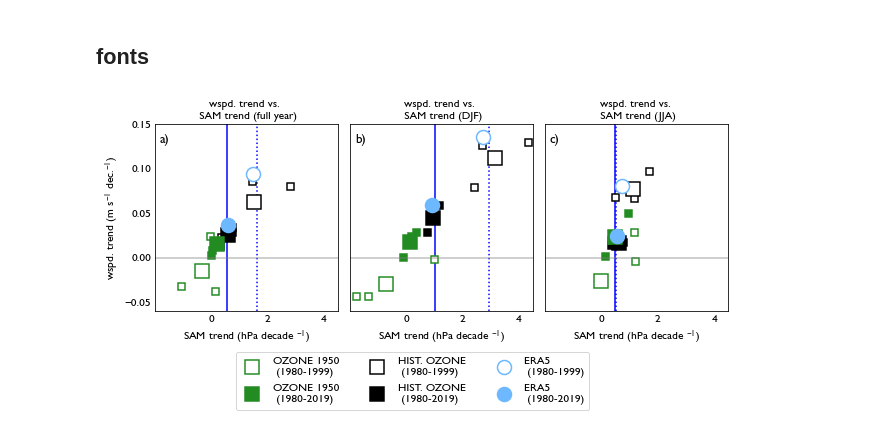
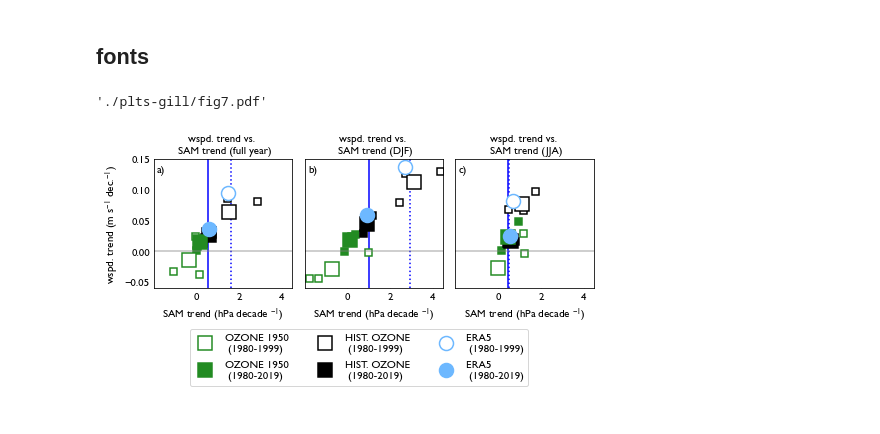
Before and after one commit to tjarnikova/windEval, a Jupyter notebook: plottingCode/fig-attr-wind-sam.ipynb, the cells around one changed output. Saved outputs shown, nothing was run; the diff lists cells and outputs as text; code cells hidden in the pictures.

```diff
--- a/plottingCode/fig-attr-wind-sam.ipynb
+++ b/plottingCode/fig-attr-wind-sam.ipynb
@@ -474,7 +407,7 @@ from matplotlib import rcParams
 plt.rcParams['text.usetex'] = False
 plt.rc('font', **font)
 
-fs = 11.5
+fs = 11
 # Set global font size
 rcParams.update({
     'font.size': fs,            # Base font size
@@ -528,11 +461,11 @@ if test:
     plt.show()
 
 gill_font_esmall = gill_font.copy()
-gill_font_esmall.set_size(10)
+gill_font_esmall.set_size(11)
 # %%
 seas = ['FY','DJF','JJA']
 
-fact = 1.4
+fact = 1.1
 fig, axs = plt.subplots(1,3, figsize=(6.5*fact, 2.83*fact), facecolor='w', edgecolor='k', sharey = True)
 axs = axs.ravel()
 
@@ -593,7 +526,7 @@ axs[im].plot(-3,0,color = '#6db8ff', markeredgecolor = '#6db8ff', markeredgewidt
 handles, labels = axs[im].get_legend_handles_labels()
 
 # Place the legend below all three subplots
-fig.legend(handles, labels, ncol=3, loc='lower center', bbox_to_anchor=(0.5, -0.15), prop=gill_font)
+fig.legend(handles, labels, ncol=3, loc='lower center', bbox_to_anchor=(0.52, -0.2), prop=gill_font)
 
 
 axs[0].set_ylabel('wspd. trend (m s$^{-1}$ dec.$^{-1})$', fontproperties=gill_font)
@@ -605,32 +538,36 @@ for i in range(0,3):
     axs[i].set_title(tits2[i], fontproperties=gill_font)
 
 
 xmi = [9.0,8.30,9.3]
 for i in range(0,3):
     axs[i].set_ylim([-0.06,0.15])
     axs[i].set_xlim([-1.99,4.48])
     axs[i].axhline(y=0, color = 'grey', alpha = 0.5)
 
-fs = 13
+fs = 11
 axs[0].text(0.025, 0.95, 'a)', transform=axs[0].transAxes,
         fontsize=fs, va='top', ha='left', fontproperties=gill_font)
 axs[1].text(0.025, 0.95, 'b)', transform=axs[1].transAxes,
        fontsize=fs, va='top', ha='left', fontproperties=gill_font)
 axs[2].text(0.025, 0.95, 'c)', transform=axs[2].transAxes,
         fontsize=fs, va='top', ha='left', fontproperties=gill_font)
 
 axs[0].tick_params(axis='both', length=0.2, width=0.5, direction='out')
 axs[1].tick_params(axis='both', length=0.2, width=0.5, direction='out')
 axs[2].tick_params(axis='both', length=0.2, width=0.5, direction='out')
 
 for label in axs[0].get_xticklabels() + axs[0].get_yticklabels():
     label.set_fontproperties(gill_font)
 for label in axs[1].get_xticklabels() + axs[1].get_yticklabels():
     label.set_fontproperties(gill_font)
 for label in axs[2].get_xticklabels() + axs[2].get_yticklabels():
     label.set_fontproperties(gill_font)
 
 plt.tight_layout(rect=[0, 0.05, 1, 1])
 plt.savefig('./plts-gill/wind-sam-attr-all3members.jpg', bbox_inches='tight', dpi = 300)
+
+import jpgtopdf as jp
+jp.convert_jpg_to_pdf('./plts-gill/wind-sam-attr-all3members.jpg', './plts-gill/fig7.pdf')
 # %% [output]
+'./plts-gill/fig7.pdf'
-[figure, old version]
+[figure, new version]
```
Also changed, not shown: parts of 9 cells of this notebook, 20 other files.
